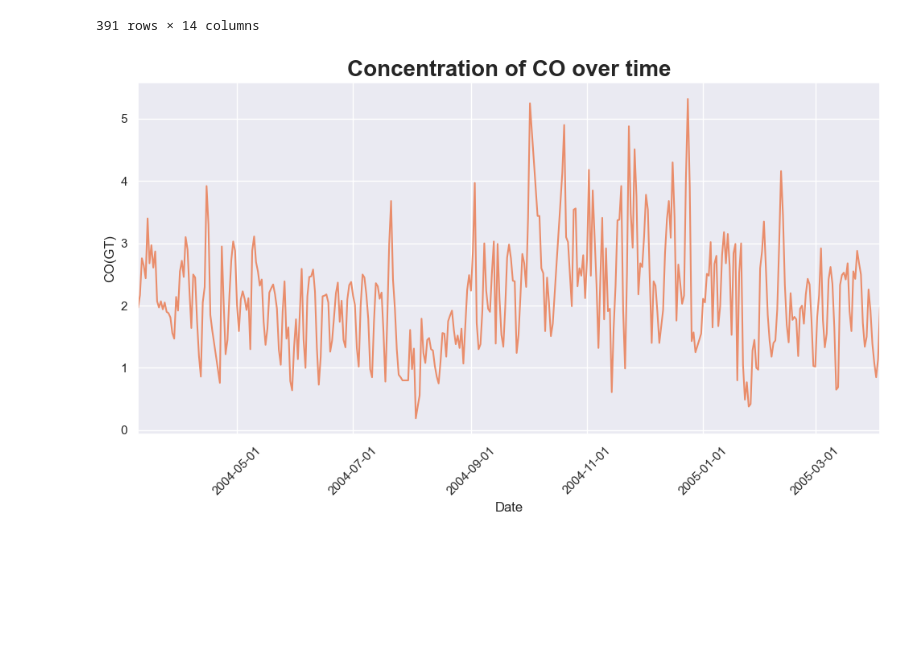
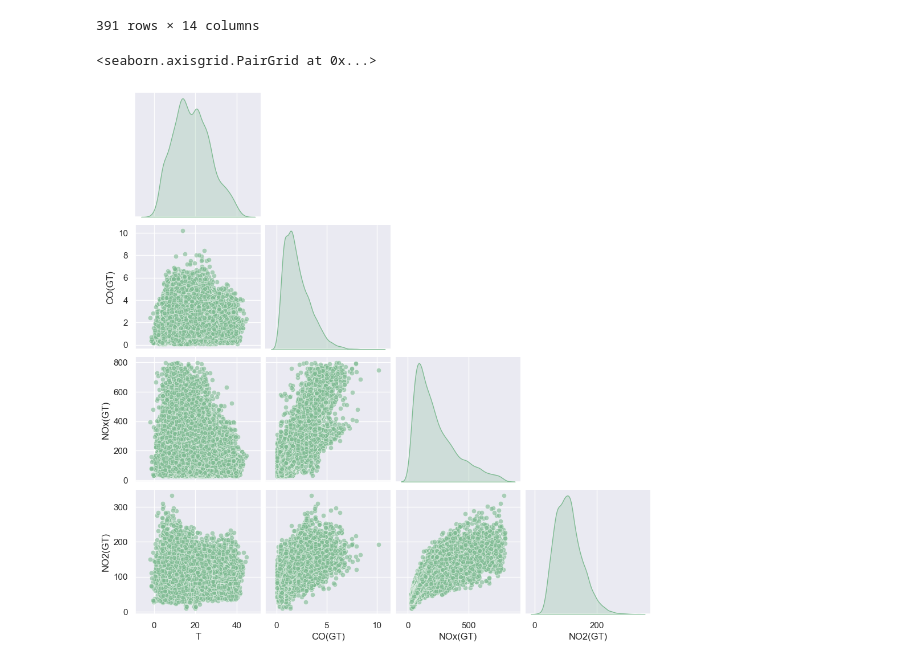
Before and after one commit to KrisSelvarin/air-quality-analyzer, a Jupyter notebook: notebooks/experiment.ipynb, the cells around one changed output. Cells and saved outputs as stored; diff of their text form; code cells hidden in the pictures; blank space fills up the shorter version.

Commit message:
feat: added relation function for scatter plots

```diff
--- a/notebooks/experiment.ipynb
+++ b/notebooks/experiment.ipynb
@@ -55,18 +55,8 @@ df_line
 # %%
 
 # global theme and palette
-sns.set_theme(style="darkgrid", palette='flare')
-
-fig, ax = plt.subplots(figsize=(10,6))
-sns.lineplot(data=df_line, x='Date', y='CO(GT)', ax=ax)
-ax.set_xlim(df_line['Date'].min(), df_line['Date'].max())
-ax.xaxis.set_major_formatter(mdates.DateFormatter('%Y-%m-%d'))
-plt.xticks(rotation=45)
-
-ax.set_title('Concentration of CO over time', fontsize=20, fontweight='bold')
-ax.set_xlabel('Date')
-ax.set_ylabel('CO(GT)')
-
-plt.tight_layout()
+sns.set_theme(style="darkgrid", palette='crest')
+sns.pairplot(df[['T', 'CO(GT)', 'NOx(GT)', 'NO2(GT)']], diag_kind='kde', corner=True, plot_kws={'alpha': 0.6})
 # %% [output]
+<seaborn.axisgrid.PairGrid at 0x...>
-[figure, old version]
+[figure, new version]
```
Also changed, not shown: parts of 1 cell of this notebook, 10 other files.
